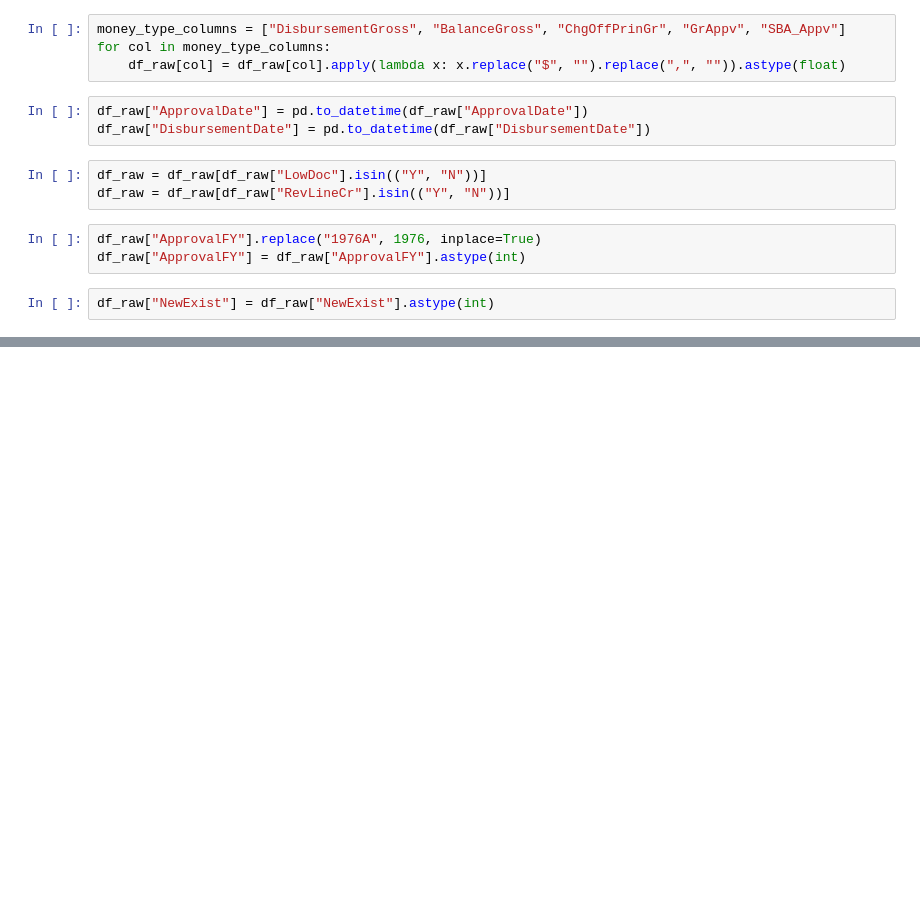
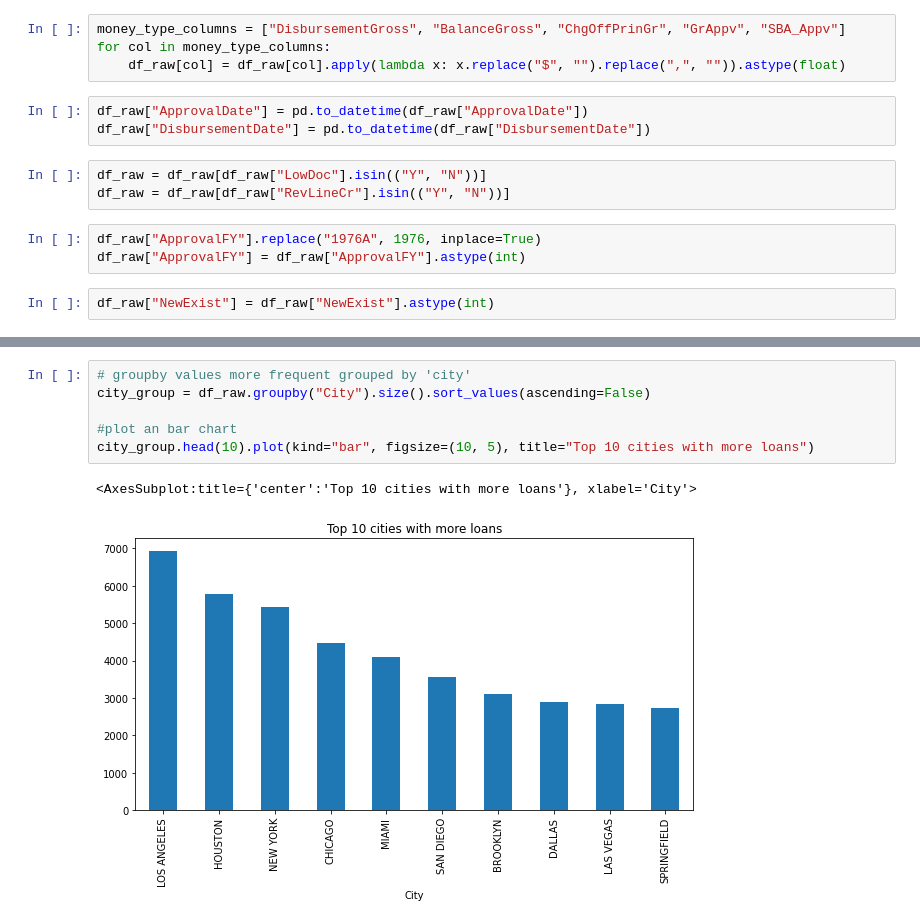
Before and after one commit to leoeiji/letscode-projeto-6, a Jupyter notebook: projeto_6.ipynb, the cells around one changed output, grey strips where cells are left out. Saved outputs shown, nothing was run; the diff lists cells and outputs as text; blank space fills up the shorter version.

```diff
--- a/projeto_6.ipynb
+++ b/projeto_6.ipynb
@@ -133,0 +190,9 @@ df_raw["NewExist"] = df_raw["NewExist"].astype(int)
+# %%
+# groupby values more frequent grouped by 'city'
+city_group = df_raw.groupby("City").size().sort_values(ascending=False)
+
+#plot an bar chart
+city_group.head(10).plot(kind="bar", figsize=(10, 5), title="Top 10 cities with more loans")
+# %% [output]
+<AxesSubplot:title={'center':'Top 10 cities with more loans'}, xlabel='City'>
+[figure, added]
```
Also changed, not shown: parts of 33 cells of this notebook.
